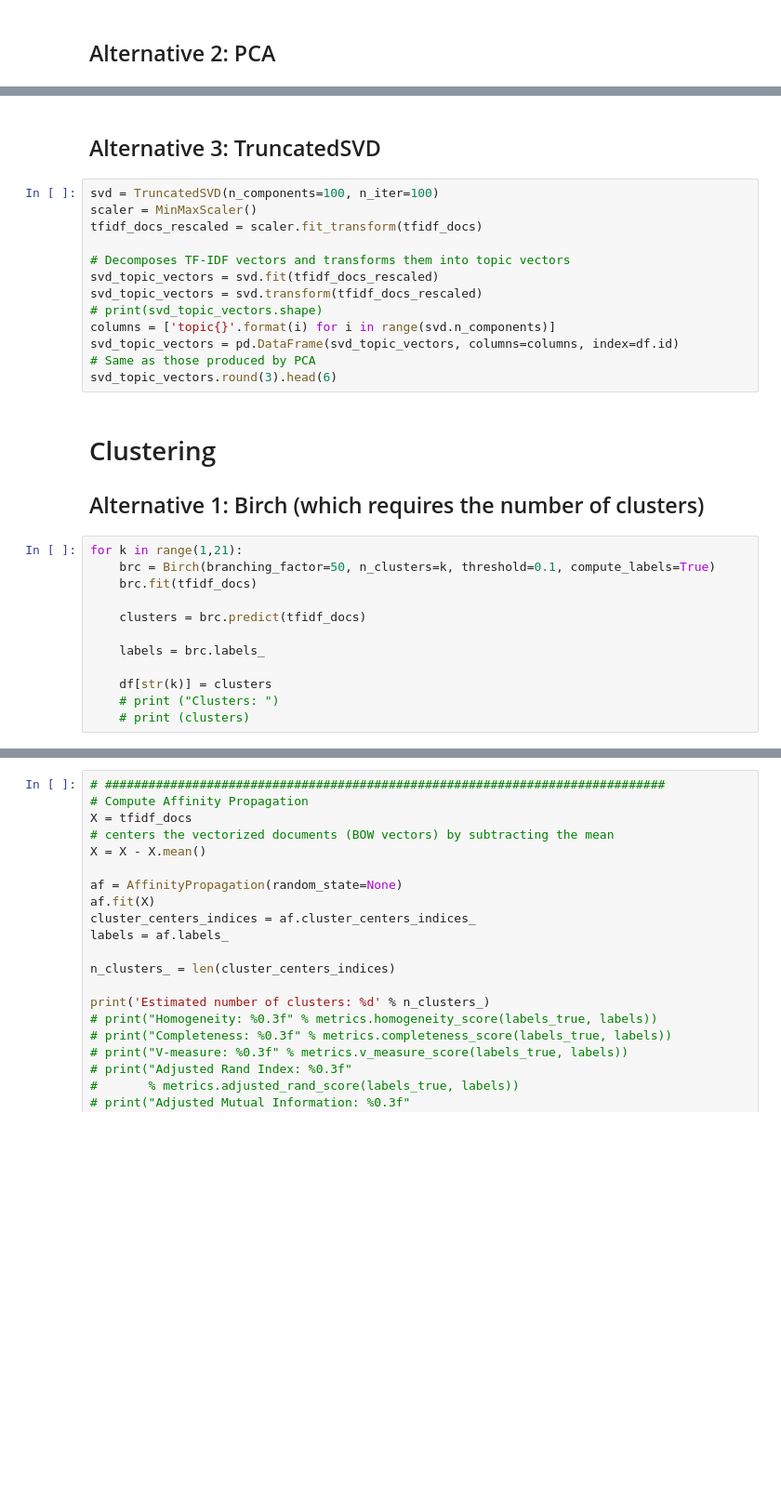
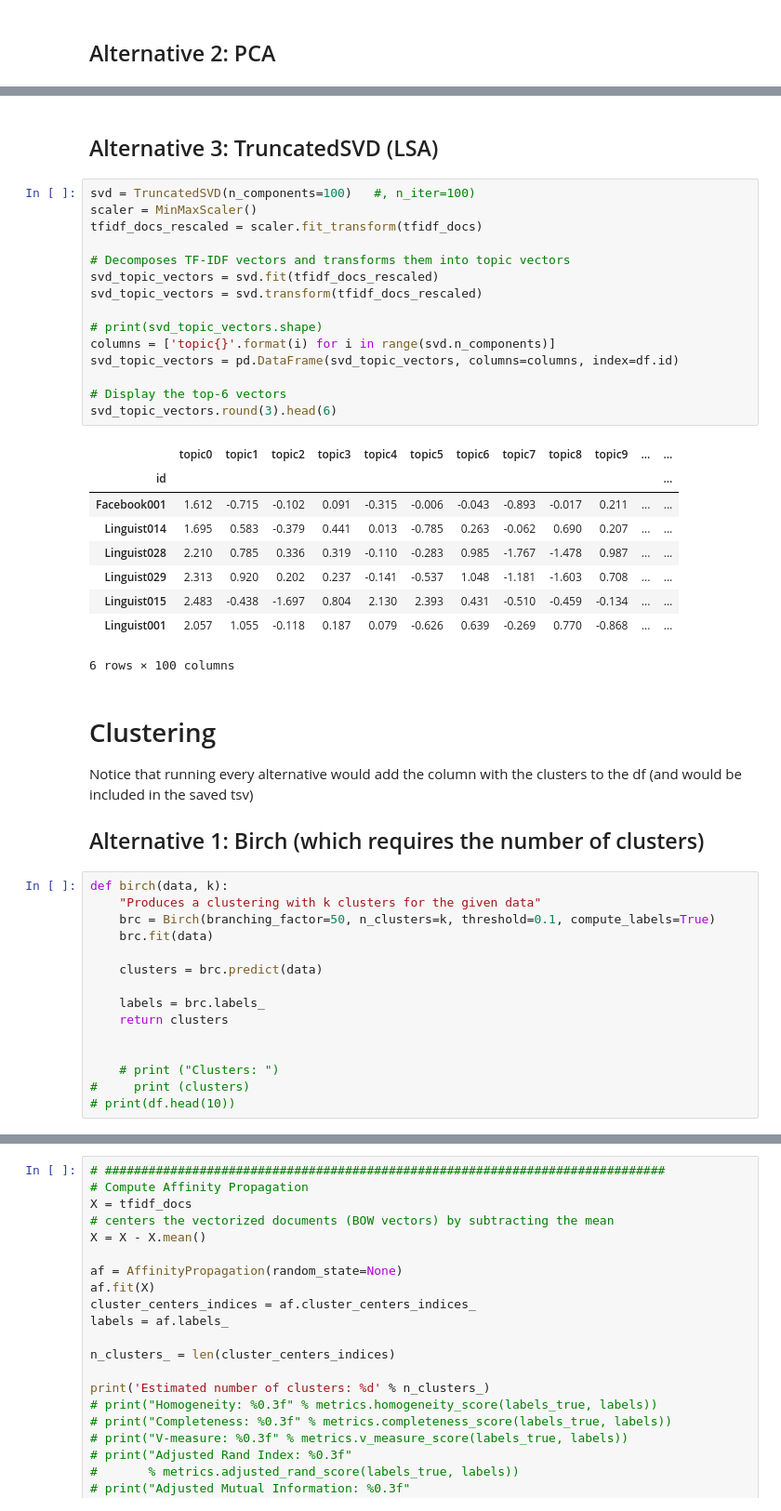
Before and after one commit to TinfFoil/upskills, a Jupyter notebook: jobs/upskills_jobs.ipynb, the cells around one changed output, grey strips where cells are left out. Shown: that part at 93% size. Cells and saved outputs as stored; diff of their text form; blank space fills up the shorter version.

Commit message:
clustering with birch

```diff
--- a/jobs/upskills_jobs.ipynb
+++ b/jobs/upskills_jobs.ipynb
@@ -183,31 +221,48 @@ pca_topic_vectors.round(3).head(6)
 # %% [markdown]
-## Alternative 3: TruncatedSVD
+## Alternative 3: TruncatedSVD (LSA)
 # %%
-svd = TruncatedSVD(n_components=100, n_iter=100)
+svd = TruncatedSVD(n_components=100)   #, n_iter=100)
 scaler = MinMaxScaler()
 tfidf_docs_rescaled = scaler.fit_transform(tfidf_docs)
 
 # Decomposes TF-IDF vectors and transforms them into topic vectors
 svd_topic_vectors = svd.fit(tfidf_docs_rescaled)
 svd_topic_vectors = svd.transform(tfidf_docs_rescaled)
+
 # print(svd_topic_vectors.shape)
 columns = ['topic{}'.format(i) for i in range(svd.n_components)]
 svd_topic_vectors = pd.DataFrame(svd_topic_vectors, columns=columns, index=df.id)
-# Same as those produced by PCA
+
+# Display the top-6 vectors
 svd_topic_vectors.round(3).head(6)
+# %% [output]
+|  | topic0 | topic1 | topic2 | topic3 | topic4 | topic5 | topic6 | topic7 | topic8 | topic9 | ... | ... |
+| id |  |  |  |  |  |  |  |  |  |  |  | ... |
+| Facebook001 | 1.612 | -0.715 | -0.102 | 0.091 | -0.315 | -0.006 | -0.043 | -0.893 | -0.017 | 0.211 | ... | ... |
+| Linguist014 | 1.695 | 0.583 | -0.379 | 0.441 | 0.013 | -0.785 | 0.263 | -0.062 | 0.690 | 0.207 | ... | ... |
+| Linguist028 | 2.210 | 0.785 | 0.336 | 0.319 | -0.110 | -0.283 | 0.985 | -1.767 | -1.478 | 0.987 | ... | ... |
+| Linguist029 | 2.313 | 0.920 | 0.202 | 0.237 | -0.141 | -0.537 | 1.048 | -1.181 | -1.603 | 0.708 | ... | ... |
+| Linguist015 | 2.483 | -0.438 | -1.697 | 0.804 | 2.130 | 2.393 | 0.431 | -0.510 | -0.459 | -0.134 | ... | ... |
+| Linguist001 | 2.057 | 1.055 | -0.118 | 0.187 | 0.079 | -0.626 | 0.639 | -0.269 | 0.770 | -0.868 | ... | ... |
+6 rows × 100 columns
 # %% [markdown]
 # Clustering
 
+Notice that running every alternative would add the column with the clusters to the df (and would be included in the saved tsv)
+
 ## Alternative 1: Birch (which requires the number of clusters)
 # %%
-for k in range(1,21):
+def birch(data, k):
+    "Produces a clustering with k clusters for the given data"
     brc = Birch(branching_factor=50, n_clusters=k, threshold=0.1, compute_labels=True)
-    brc.fit(tfidf_docs)
+    brc.fit(data)
 
-    clusters = brc.predict(tfidf_docs)
+    clusters = brc.predict(data)
 
     labels = brc.labels_
+    return clusters
 
-    df[str(k)] = clusters
+
     # print ("Clusters: ")
-    # print (clusters)
+#     print (clusters)
+# print(df.head(10))
```
Also changed, not shown: parts of 17 cells of this notebook.
